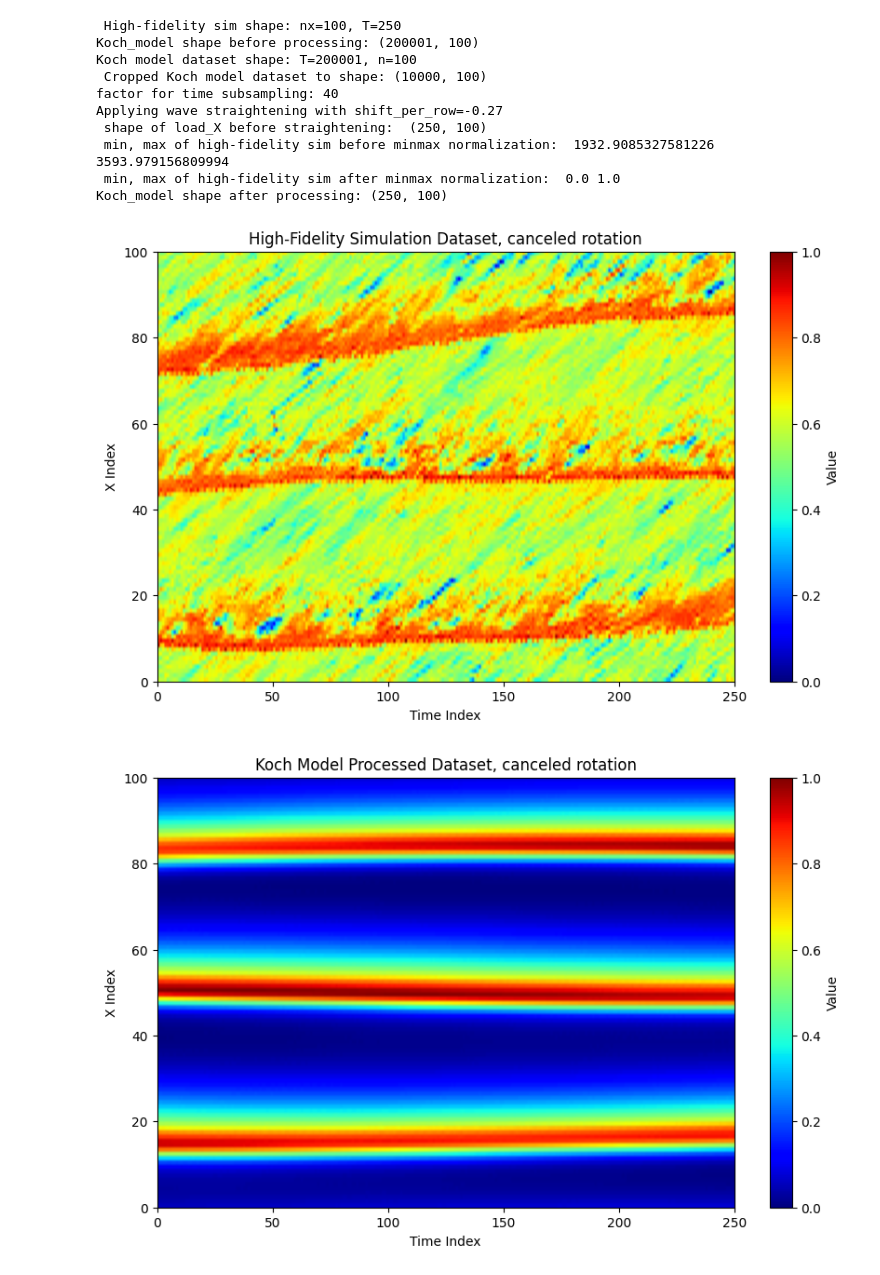
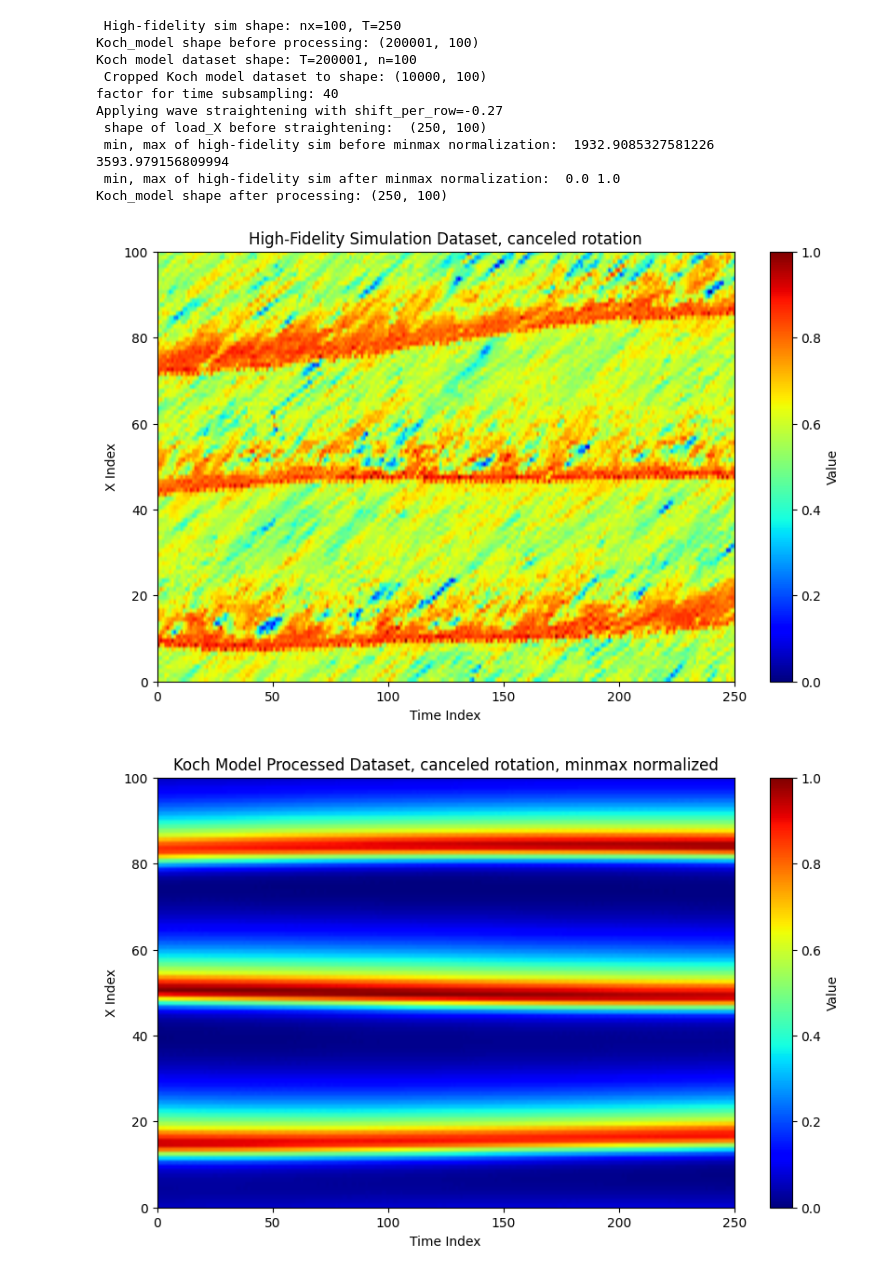
Before and after one commit to kro0l1k/RDE-DA-SHRED, a Jupyter notebook: inspect_datasets.ipynb, the cells around one changed output. Drawn from its saved outputs; the diff is of its cells as text; code cells hidden in the pictures.

```diff
--- a/inspect_datasets.ipynb
+++ b/inspect_datasets.ipynb
@@ -131,7 +131,7 @@ Applying wave straightening with shift_per_row=-0.27
 Koch_model shape after processing: (250, 100)
 # %%
 plot_1d_dataset_as_heatmap(data_high_fidelity_sim_processed, title="High-Fidelity Simulation Dataset, canceled rotation")
-plot_1d_dataset_as_heatmap(data_koch_model_processed, title="Koch Model Processed Dataset, canceled rotation")
+plot_1d_dataset_as_heatmap(data_koch_model_processed, title="Koch Model Processed Dataset, canceled rotation, minmax normalized")
 # %% [output]
 [figure]
-[figure, old version]
+[figure, new version]
```
Also changed, not shown: 3 other files.
